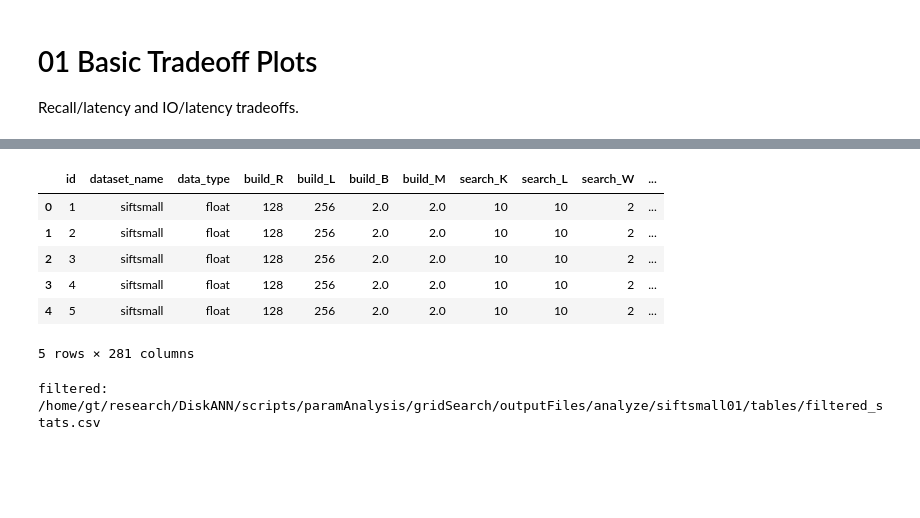
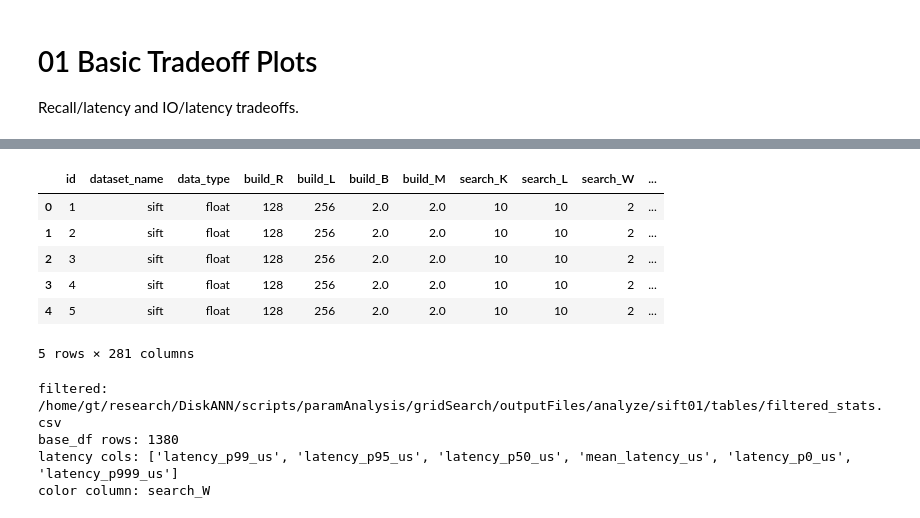
Before and after one commit to Maxcc9/DiskANN, a Jupyter notebook: scripts/paramAnalysis/gridSearch/analysis/01_basic_tradeoff_plots.ipynb, the cells around one changed output, grey strips where cells are left out. Cells and saved outputs as stored; diff of their text form; code cells hidden in the pictures; blank space fills up the shorter version.

```diff
--- a/scripts/paramAnalysis/gridSearch/analysis/01_basic_tradeoff_plots.ipynb
+++ b/scripts/paramAnalysis/gridSearch/analysis/01_basic_tradeoff_plots.ipynb
@@ -36,13 +125,18 @@ topk : /home/gt/research/DiskANN/scripts/paramAnalysis/gridSearch/outputFiles/an
 # %%
-merged = stats_df.merge(topk_df, on='run_prefix', how='left', suffixes=('', '_topk'))
+merged = stats_df.copy()
+if 'run_prefix' in stats_df.columns and 'run_prefix' in topk_df.columns:
+    merged = stats_df.merge(topk_df, on='run_prefix', how='left', suffixes=('', '_topk'))
+else:
+    print('skip merge: run_prefix missing')
+
 merged.head()
 # %% [output]
 |  | id | dataset_name | data_type | build_R | build_L | build_B | build_M | search_K | search_L | search_W | ... |
-| 0 | 1 | siftsmall | float | 128 | 256 | 2.0 | 2.0 | 10 | 10 | 2 | ... |
-| 1 | 2 | siftsmall | float | 128 | 256 | 2.0 | 2.0 | 10 | 10 | 2 | ... |
-| 2 | 3 | siftsmall | float | 128 | 256 | 2.0 | 2.0 | 10 | 10 | 2 | ... |
-| 3 | 4 | siftsmall | float | 128 | 256 | 2.0 | 2.0 | 10 | 10 | 2 | ... |
-| 4 | 5 | siftsmall | float | 128 | 256 | 2.0 | 2.0 | 10 | 10 | 2 | ... |
+| 0 | 1 | sift | float | 128 | 256 | 2.0 | 2.0 | 10 | 10 | 2 | ... |
+| 1 | 2 | sift | float | 128 | 256 | 2.0 | 2.0 | 10 | 10 | 2 | ... |
+| 2 | 3 | sift | float | 128 | 256 | 2.0 | 2.0 | 10 | 10 | 2 | ... |
+| 3 | 4 | sift | float | 128 | 256 | 2.0 | 2.0 | 10 | 10 | 2 | ... |
+| 4 | 5 | sift | float | 128 | 256 | 2.0 | 2.0 | 10 | 10 | 2 | ... |
 5 rows × 281 columns
 # %%
 # Load filtered dataset if available
@@ -53,8 +147,39 @@ if filtered_path.exists():
     print('filtered:', filtered_path)
 else:
     print('filtered not found:', filtered_path)
+
+base_df = filtered_df if filtered_df is not None else merged
+
+def apply_search_k_filter(df, value):
+    if not value or 'search_K' not in df.columns:
+        return df
+    try:
+        target = int(value)
+    except ValueError:
+        return df
+    return df[df['search_K'] == target].copy()
+
+base_df = apply_search_k_filter(base_df, FILTER_SEARCH_K)
+merged = apply_search_k_filter(merged, FILTER_SEARCH_K)
+if filtered_df is not None:
+    filtered_df = apply_search_k_filter(filtered_df, FILTER_SEARCH_K)
+
+latency_cols = [c for c in LATENCY_PRI_COLS if c in base_df.columns]
+if not latency_cols:
+    latency_cols = [c for c in base_df.columns if c.startswith('latency_') and c.endswith('_us')]
+
+latency_primary = latency_cols[0] if latency_cols else None
+
+print('base_df rows:', len(base_df))
+print('latency cols:', latency_cols)
+
+color_col = next((c for c in COLOR_CANDIDATES if c in base_df.columns), None)
+print('color column:', color_col)
 # %% [output]
-filtered: /home/gt/research/DiskANN/scripts/paramAnalysis/gridSearch/outputFiles/analyze/siftsmall01/tables/filtered_stats.csv
+filtered: /home/gt/research/DiskANN/scripts/paramAnalysis/gridSearch/outputFiles/analyze/sift01/tables/filtered_stats.csv
+base_df rows: 1380
+latency cols: ['latency_p99_us', 'latency_p95_us', 'latency_p50_us', 'mean_latency_us', 'latency_p0_us', 'latency_p999_us']
+color column: search_W
 # %%
 import matplotlib.pyplot as plt
 
```
Also changed, not shown: parts of 8 cells of this notebook, 6 other files.
